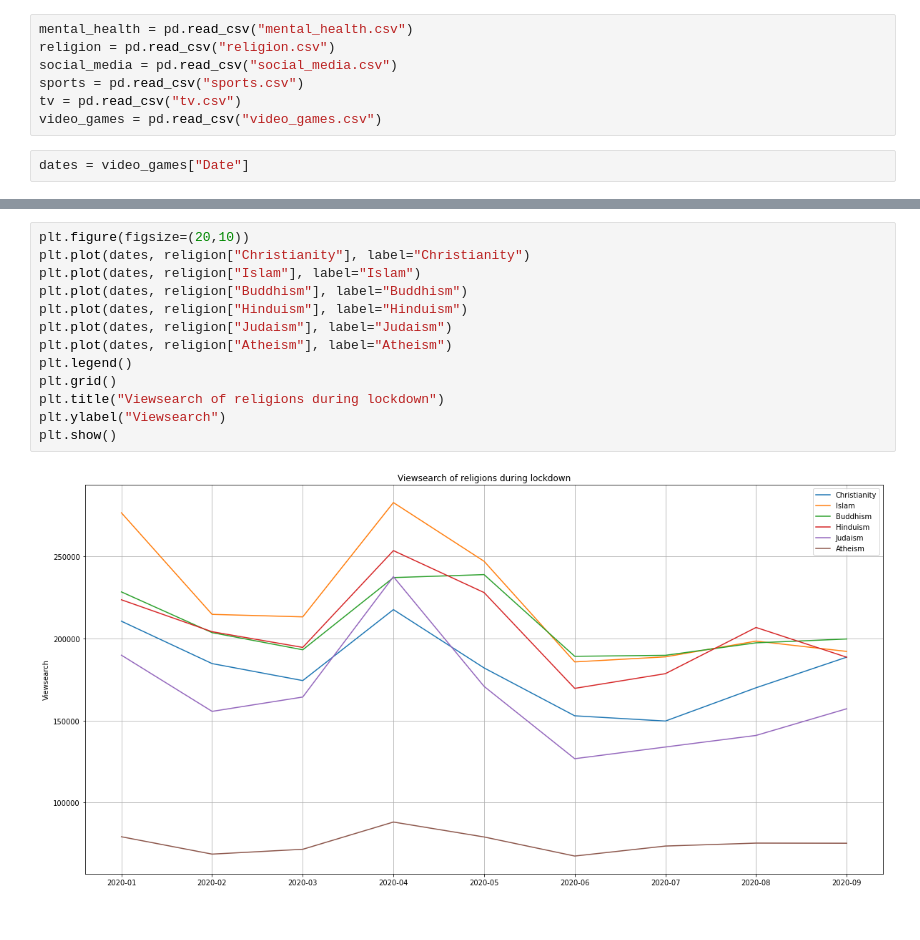
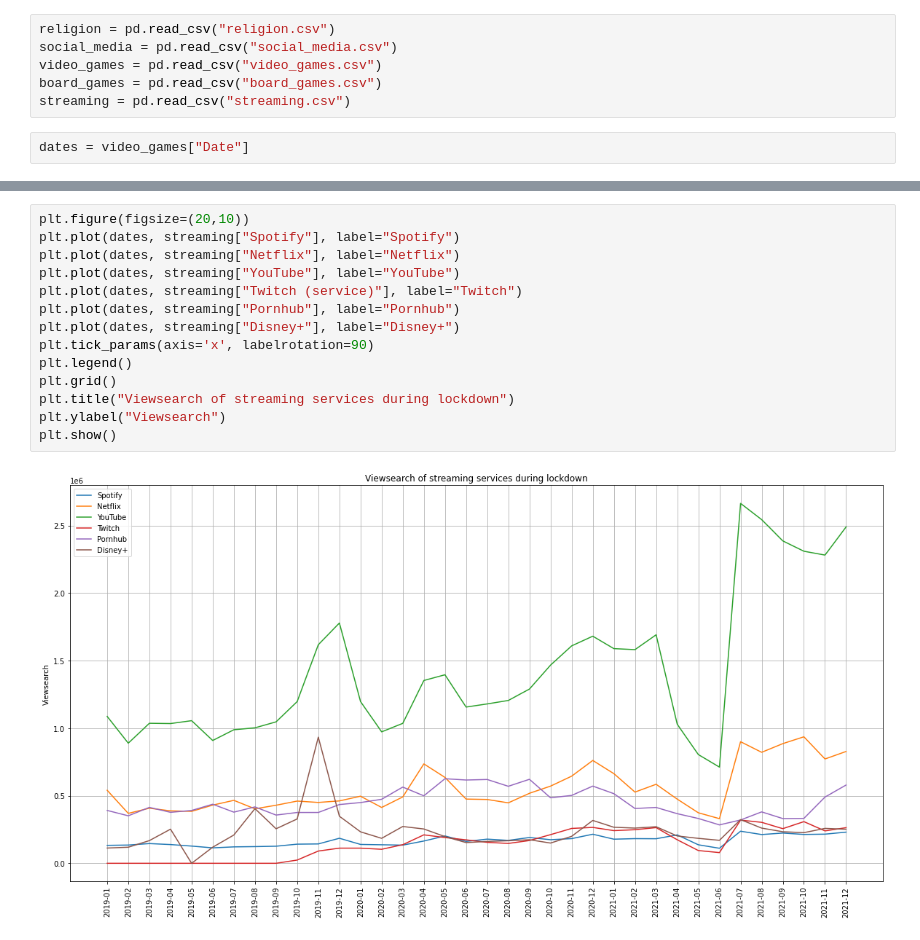
Before and after one commit to epfl-ada/ada-2022-project-teamjose, a Jupyter notebook: analyses/PageRank.ipynb, the cells around one changed output, grey strips where cells are left out. Cells and saved outputs as stored; diff of their text form.

```diff
--- a/analyses/PageRank.ipynb
+++ b/analyses/PageRank.ipynb
@@ -3,12 +3,11 @@ import pandas as pd
 import numpy as np
 import matplotlib.pyplot as plt
 # %%
-mental_health = pd.read_csv("mental_health.csv")
 religion = pd.read_csv("religion.csv")
 social_media = pd.read_csv("social_media.csv")
-sports = pd.read_csv("sports.csv")
-tv = pd.read_csv("tv.csv")
 video_games = pd.read_csv("video_games.csv")
+board_games = pd.read_csv("board_games.csv")
+streaming = pd.read_csv("streaming.csv")
 # %%
 dates = video_games["Date"]
 # %%
@@ -54,15 +75,16 @@ plt.show()
 # %%
 plt.figure(figsize=(20,10))
-plt.plot(dates, religion["Christianity"], label="Christianity")
-plt.plot(dates, religion["Islam"], label="Islam")
-plt.plot(dates, religion["Buddhism"], label="Buddhism")
-plt.plot(dates, religion["Hinduism"], label="Hinduism")
-plt.plot(dates, religion["Judaism"], label="Judaism")
-plt.plot(dates, religion["Atheism"], label="Atheism")
+plt.plot(dates, streaming["Spotify"], label="Spotify")
+plt.plot(dates, streaming["Netflix"], label="Netflix")
+plt.plot(dates, streaming["YouTube"], label="YouTube")
+plt.plot(dates, streaming["Twitch (service)"], label="Twitch")
+plt.plot(dates, streaming["Pornhub"], label="Pornhub")
+plt.plot(dates, streaming["Disney+"], label="Disney+")
+plt.tick_params(axis='x', labelrotation=90)
 plt.legend()
 plt.grid()
-plt.title("Viewsearch of religions during lockdown")
+plt.title("Viewsearch of streaming services during lockdown")
 plt.ylabel("Viewsearch")
 plt.show()
 # %% [output]
-[figure, old version]
+[figure, new version]
```
Also changed, not shown: parts of 9 cells of this notebook.
